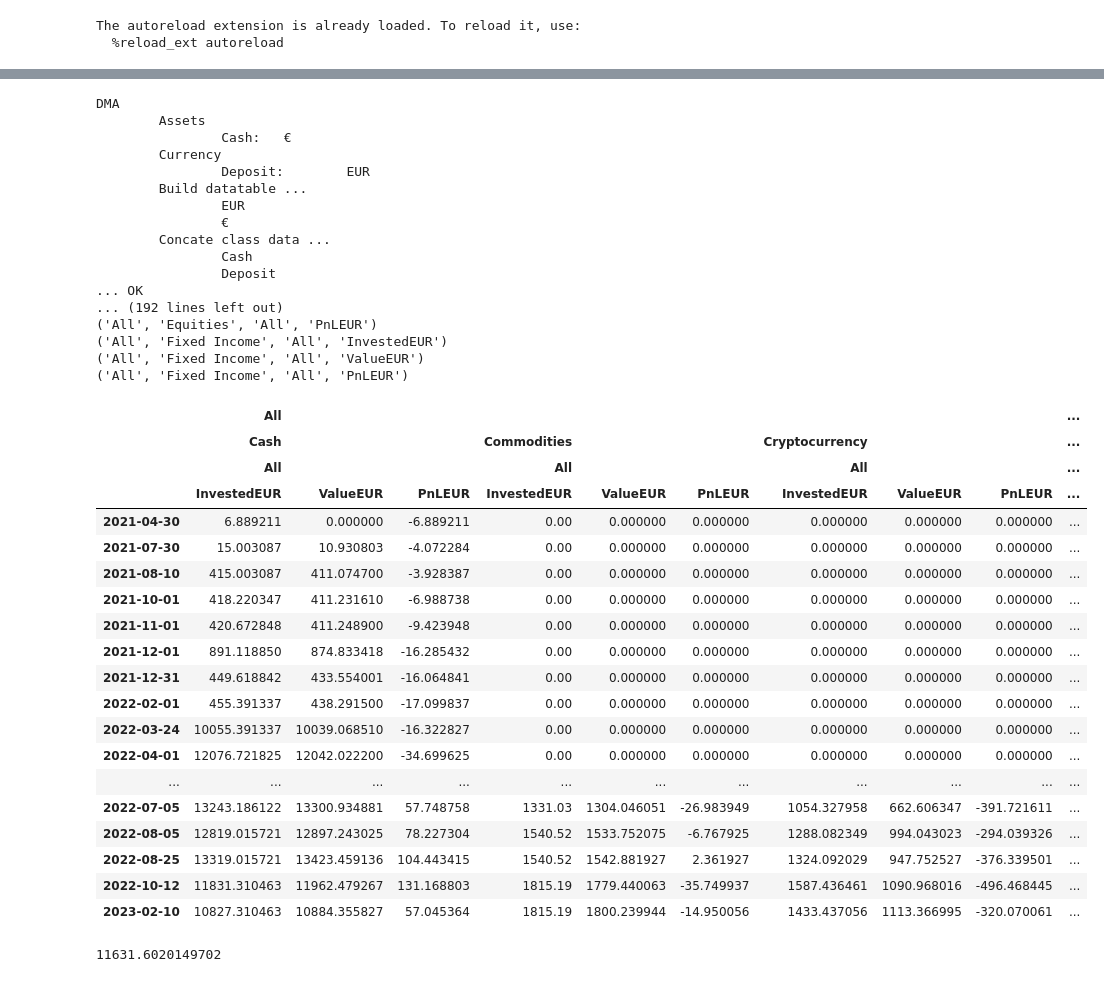
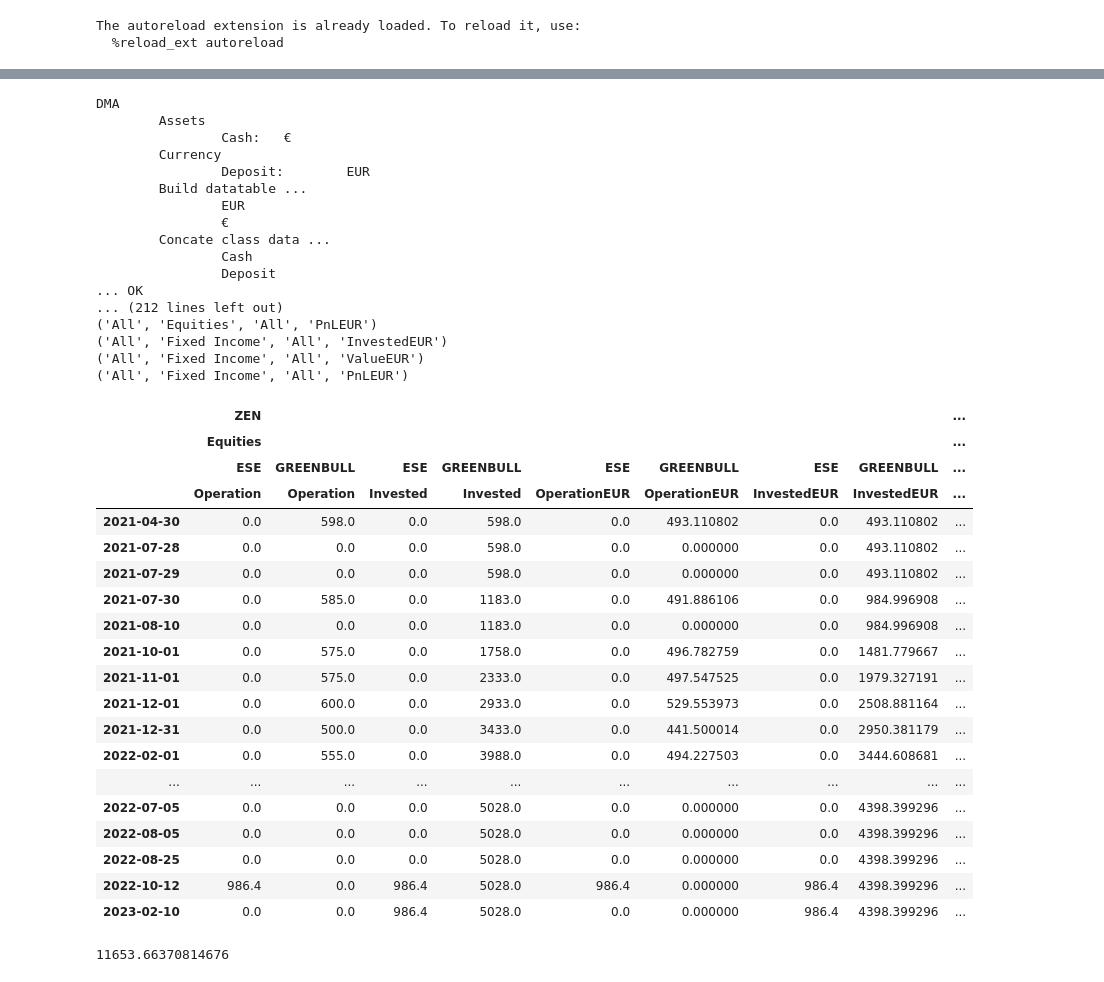
Before and after one commit to vixen-cordier/dashboards, a Jupyter notebook: book.ipynb, the cells around one changed output, grey strips where cells are left out. Saved outputs shown, nothing was run; the diff lists cells and outputs as text; code cells hidden in the pictures.

Commit message:
fix investedEUR

```diff
--- a/book.ipynb
+++ b/book.ipynb
@@ -69,7 +69,8 @@ for portfolio in np.unique(operation['Portfolio']):
 
         df[portfolio, classs, asset, 'Quantity'] = dfa['Quantity']
         df[portfolio, classs, asset, 'Operation'] = dfa['Operation']
-        df[portfolio, classs, asset, 'Cotation'] = market[assets.loc[asset]['Market']]
+        df[portfolio, classs, asset, 'Market'] = market[assets.loc[asset]['Market']]
+        df[portfolio, classs, asset, 'Forex'] = market[assets.loc[asset]['Forex']]
 
     print(f"\tCurrency")
     for currency in np.unique(dfp['Currency']):
@@ -83,11 +84,11 @@ for portfolio in np.unique(operation['Portfolio']):
             df[portfolio, classs, currency, 'Quantity'] = 0
         if (portfolio, classs, currency, 'Operation') not in df.columns:
             df[portfolio, classs, currency, 'Operation'] = 0
-        if (portfolio, classs, currency, 'Cotation') not in df.columns:
-            df[portfolio, classs, currency, 'Cotation'] = market[assets.loc[currency]['Market']]
+        if (portfolio, classs, currency, 'Market') not in df.columns:
+            df[portfolio, classs, currency, 'Market'] = market[assets.loc[currency]['Market']]
 
         df[portfolio, classs, currency, 'Quantity'] -= dfc['Operation']
-        df[portfolio, classs, currency, 'Operation'] -= dfc['Operation'] * df[portfolio, classs, currency, 'Cotation']
+        df[portfolio, classs, currency, 'Operation'] -= dfc['Operation'] * df[portfolio, classs, currency, 'Market']
 
 
     print(f"\tBuild datatable ...")
@@ -95,24 +96,29 @@ for portfolio in np.unique(operation['Portfolio']):
         classs = assets.loc[asset]['Class']
         print(f"\t\t{asset}")
 
-        position, invested = pd.Series(dtype=float), pd.Series(dtype=float)
+        toEUR = market[assets.loc[asset]['Forex']]
+        df[portfolio, classs, asset, 'OperationEUR'] = df[portfolio, classs, asset, 'Operation'] / toEUR
+
+        position, invested, investedEUR = pd.Series(dtype=float), pd.Series(dtype=float), pd.Series(dtype=float)
         for idx in df.index:
             position[idx] = np.sum(df.loc[:idx][portfolio, classs, asset, 'Quantity'])
             invested[idx] = np.sum(df.loc[:idx][portfolio, classs, asset, 'Operation'])
+            investedEUR[idx] = np.sum(df.loc[:idx][portfolio, classs, asset, 'OperationEUR'])
 
         df = pd.concat([df, pd.DataFrame({
                 (portfolio, classs, asset, 'Position'): position,
                 (portfolio, classs, asset, 'Invested'): invested,
+                (portfolio, classs, asset, 'InvestedEUR'): investedEUR,
             })], axis=1)
 
         df[portfolio, classs, asset, 'PRU'] = df[portfolio, classs, asset, 'Invested'] / df[portfolio, classs, asset, 'Position']
-        df[portfolio, classs, asset, 'Value'] = df[portfolio, classs, asset, 'Position'] * df[portfolio, classs, asset, 'Cotation']
+        df[portfolio, classs, asset, 'Value'] = df[portfolio, classs, asset, 'Position'] * df[portfolio, classs, asset, 'Market']
         df[portfolio, classs, asset, 'PnL'] = df[portfolio, classs, asset, 'Value'] - df[portfolio, classs, asset, 'Invested']
 
-        toEUR = market[assets.loc[asset]['Forex']]
-        df[portfolio, classs, asset, 'InvestedEUR'] = df[portfolio, classs, asset, 'Invested'] / toEUR
         df[portfolio, classs, asset, 'ValueEUR'] = df[portfolio, classs, asset, 'Value'] / toEUR
         df[portfolio, classs, asset, 'PnLEUR'] = df[portfolio, classs, asset, 'PnL'] / toEUR
+
+
 
 
     print(f"\tConcate class data ...")
@@ -153,40 +159,42 @@ DMA
                 Cash
                 Deposit
 ... OK
-... (192 lines left out)
+... (212 lines left out)
 ('All', 'Equities', 'All', 'PnLEUR')
 ('All', 'Fixed Income', 'All', 'InvestedEUR')
 ('All', 'Fixed Income', 'All', 'ValueEUR')
 ('All', 'Fixed Income', 'All', 'PnLEUR')
 # %%
-dates = ["2021-04-30","2021-07-30","2021-08-10","2021-10-01","2021-11-01","2021-12-01","2021-12-31","2022-02-01","2022-03-24","2022-04-01","2022-04-05","2022-04-13","2022-05-02","2022-04-19","2022-06-01","2022-07-01","2022-07-04","2022-07-05","2022-08-05","2022-08-25","2022-10-12","2023-02-10"]
-df.loc[dates, pd.IndexSlice['All', :, 'All', :]]
+dates = ["2021-04-30","2021-07-28","2021-07-29","2021-07-30","2021-08-10","2021-10-01","2021-11-01","2021-12-01","2021-12-31","2022-02-01","2022-03-24","2022-04-01","2022-04-05","2022-04-13","2022-05-02","2022-04-19","2022-06-01","2022-07-01","2022-07-04","2022-07-05","2022-08-05","2022-08-25","2022-10-12","2023-02-10"]
+
+df['ZEN', 'All', 'All', 'InvestedEUR'] = df.loc[:, pd.IndexSlice['ZEN', :, 'All', 'InvestedEUR']].sum(axis=1)
+df.loc[dates, pd.IndexSlice['ZEN', ['Equities'], :, ['Operation', 'Forex', 'OperationEUR', 'Invested', 'InvestedEUR']]]
 # %% [output]
-|  | All |  |  |  |  |  |  |  |  | ... |
-|  | Cash |  |  | Commodities |  |  | Cryptocurrency |  |  | ... |
-|  | All |  |  | All |  |  | All |  |  | ... |
-|  | InvestedEUR | ValueEUR | PnLEUR | InvestedEUR | ValueEUR | PnLEUR | InvestedEUR | ValueEUR | PnLEUR | ... |
-| 2021-04-30 | 6.889211 | 0.000000 | -6.889211 | 0.00 | 0.000000 | 0.000000 | 0.000000 | 0.000000 | 0.000000 | ... |
-| 2021-07-30 | 15.003087 | 10.930803 | -4.072284 | 0.00 | 0.000000 | 0.000000 | 0.000000 | 0.000000 | 0.000000 | ... |
-| 2021-08-10 | 415.003087 | 411.074700 | -3.928387 | 0.00 | 0.000000 | 0.000000 | 0.000000 | 0.000000 | 0.000000 | ... |
-| 2021-10-01 | 418.220347 | 411.231610 | -6.988738 | 0.00 | 0.000000 | 0.000000 | 0.000000 | 0.000000 | 0.000000 | ... |
-| 2021-11-01 | 420.672848 | 411.248900 | -9.423948 | 0.00 | 0.000000 | 0.000000 | 0.000000 | 0.000000 | 0.000000 | ... |
-| 2021-12-01 | 891.118850 | 874.833418 | -16.285432 | 0.00 | 0.000000 | 0.000000 | 0.000000 | 0.000000 | 0.000000 | ... |
-| 2021-12-31 | 449.618842 | 433.554001 | -16.064841 | 0.00 | 0.000000 | 0.000000 | 0.000000 | 0.000000 | 0.000000 | ... |
-| 2022-02-01 | 455.391337 | 438.291500 | -17.099837 | 0.00 | 0.000000 | 0.000000 | 0.000000 | 0.000000 | 0.000000 | ... |
-| 2022-03-24 | 10055.391337 | 10039.068510 | -16.322827 | 0.00 | 0.000000 | 0.000000 | 0.000000 | 0.000000 | 0.000000 | ... |
-| 2022-04-01 | 12076.721825 | 12042.022200 | -34.699625 | 0.00 | 0.000000 | 0.000000 | 0.000000 | 0.000000 | 0.000000 | ... |
-| ... | ... | ... | ... | ... | ... | ... | ... | ... | ... | ... |
-| 2022-07-05 | 13243.186122 | 13300.934881 | 57.748758 | 1331.03 | 1304.046051 | -26.983949 | 1054.327958 | 662.606347 | -391.721611 | ... |
-| 2022-08-05 | 12819.015721 | 12897.243025 | 78.227304 | 1540.52 | 1533.752075 | -6.767925 | 1288.082349 | 994.043023 | -294.039326 | ... |
-| 2022-08-25 | 13319.015721 | 13423.459136 | 104.443415 | 1540.52 | 1542.881927 | 2.361927 | 1324.092029 | 947.752527 | -376.339501 | ... |
-| 2022-10-12 | 11831.310463 | 11962.479267 | 131.168803 | 1815.19 | 1779.440063 | -35.749937 | 1587.436461 | 1090.968016 | -496.468445 | ... |
-| 2023-02-10 | 10827.310463 | 10884.355827 | 57.045364 | 1815.19 | 1800.239944 | -14.950056 | 1433.437056 | 1113.366995 | -320.070061 | ... |
+|  | ZEN |  |  |  |  |  |  |  | ... |
+|  | Equities |  |  |  |  |  |  |  | ... |
+|  | ESE | GREENBULL | ESE | GREENBULL | ESE | GREENBULL | ESE | GREENBULL | ... |
+|  | Operation | Operation | Invested | Invested | OperationEUR | OperationEUR | InvestedEUR | InvestedEUR | ... |
+| 2021-04-30 | 0.0 | 598.0 | 0.0 | 598.0 | 0.0 | 493.110802 | 0.0 | 493.110802 | ... |
+| 2021-07-28 | 0.0 | 0.0 | 0.0 | 598.0 | 0.0 | 0.000000 | 0.0 | 493.110802 | ... |
+| 2021-07-29 | 0.0 | 0.0 | 0.0 | 598.0 | 0.0 | 0.000000 | 0.0 | 493.110802 | ... |
+| 2021-07-30 | 0.0 | 585.0 | 0.0 | 1183.0 | 0.0 | 491.886106 | 0.0 | 984.996908 | ... |
+| 2021-08-10 | 0.0 | 0.0 | 0.0 | 1183.0 | 0.0 | 0.000000 | 0.0 | 984.996908 | ... |
+| 2021-10-01 | 0.0 | 575.0 | 0.0 | 1758.0 | 0.0 | 496.782759 | 0.0 | 1481.779667 | ... |
+| 2021-11-01 | 0.0 | 575.0 | 0.0 | 2333.0 | 0.0 | 497.547525 | 0.0 | 1979.327191 | ... |
+| 2021-12-01 | 0.0 | 600.0 | 0.0 | 2933.0 | 0.0 | 529.553973 | 0.0 | 2508.881164 | ... |
+| 2021-12-31 | 0.0 | 500.0 | 0.0 | 3433.0 | 0.0 | 441.500014 | 0.0 | 2950.381179 | ... |
+| 2022-02-01 | 0.0 | 555.0 | 0.0 | 3988.0 | 0.0 | 494.227503 | 0.0 | 3444.608681 | ... |
+| ... | ... | ... | ... | ... | ... | ... | ... | ... | ... |
+| 2022-07-05 | 0.0 | 0.0 | 0.0 | 5028.0 | 0.0 | 0.000000 | 0.0 | 4398.399296 | ... |
+| 2022-08-05 | 0.0 | 0.0 | 0.0 | 5028.0 | 0.0 | 0.000000 | 0.0 | 4398.399296 | ... |
+| 2022-08-25 | 0.0 | 0.0 | 0.0 | 5028.0 | 0.0 | 0.000000 | 0.0 | 4398.399296 | ... |
+| 2022-10-12 | 986.4 | 0.0 | 986.4 | 5028.0 | 986.4 | 0.000000 | 986.4 | 4398.399296 | ... |
+| 2023-02-10 | 0.0 | 0.0 | 986.4 | 5028.0 | 0.0 | 0.000000 | 986.4 | 4398.399296 | ... |
 # %%
 s = df.iloc[-1]
 s.loc[pd.IndexSlice['ZEN', ['Cash', 'Commodities', 'Cryptocurrency', 'Equities', 'Fixed Income'], 'All', 'ValueEUR']].sum()
 # %% [output]
-11631.6020149702
+11653.66370814676
 # %%
 rows = {}
 for ptf in ['ZEN']:
```
Also changed, not shown: parts of 2 cells of this notebook, 1 other file.
